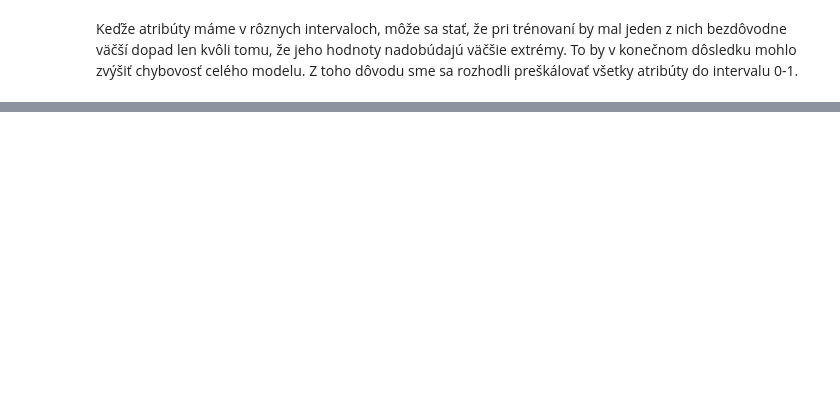
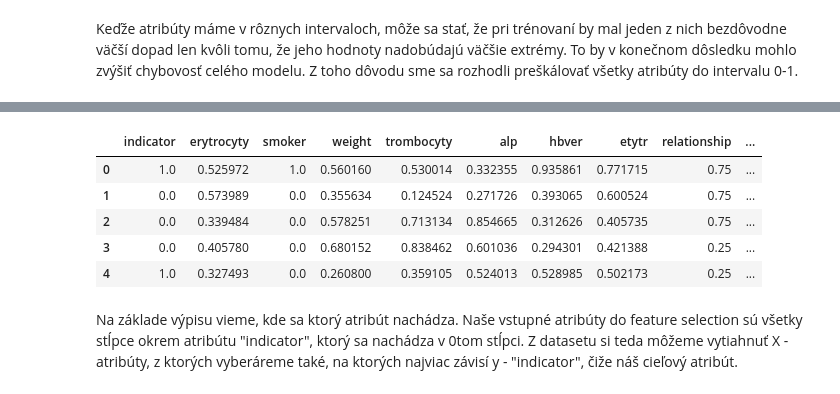
Before and after one commit to michalpidanic/IAU_2021, a Jupyter notebook: zadanie2.ipynb, the cells around one changed output, grey strips where cells are left out. Saved outputs shown, nothing was run; the diff lists cells and outputs as text; code cells hidden in the pictures; blank space fills up the shorter version.

```diff
--- a/zadanie2.ipynb
+++ b/zadanie2.ipynb
@@ -347,0 +396,11 @@ Teraz aplikujeme na vybrané stĺpce transformáciu, aby viacej pripomínali nor
+# %%
+df_train.head()
+# %% [output]
+|  | indicator | erytrocyty | smoker | weight | trombocyty | alp | hbver | etytr | relationship | ... |
+| 0 | 1.0 | 0.525972 | 1.0 | 0.560160 | 0.530014 | 0.332355 | 0.935861 | 0.771715 | 0.75 | ... |
+| 1 | 0.0 | 0.573989 | 0.0 | 0.355634 | 0.124524 | 0.271726 | 0.393065 | 0.600524 | 0.75 | ... |
+| 2 | 0.0 | 0.339484 | 0.0 | 0.578251 | 0.713134 | 0.854665 | 0.312626 | 0.405735 | 0.75 | ... |
+| 3 | 0.0 | 0.405780 | 0.0 | 0.680152 | 0.838462 | 0.601036 | 0.294301 | 0.421388 | 0.25 | ... |
+| 4 | 1.0 | 0.327493 | 0.0 | 0.260800 | 0.359105 | 0.524013 | 0.528985 | 0.502173 | 0.25 | ... |
+# %% [markdown]
+Na základe výpisu vieme, kde sa ktorý atribút nachádza. Naše vstupné atribúty do feature selection sú všetky stĺpce okrem atribútu "indicator", ktorý sa nachádza v 0tom stĺpci. Z datasetu si teda môžeme vytiahnuť X - atribúty, z ktorých vyberáreme také, na ktorých najviac závisí y - "indicator", čiže náš cieľový atribút.
```
Also changed, not shown: parts of 36 cells of this notebook.
